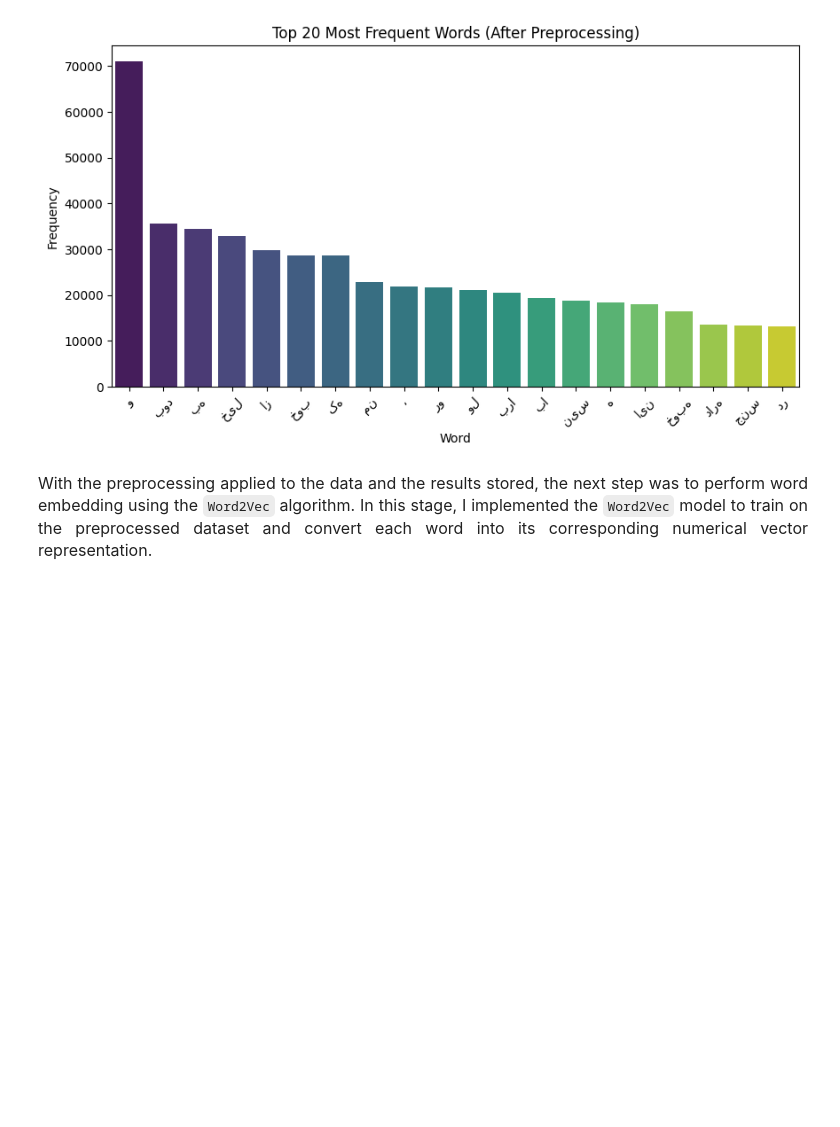
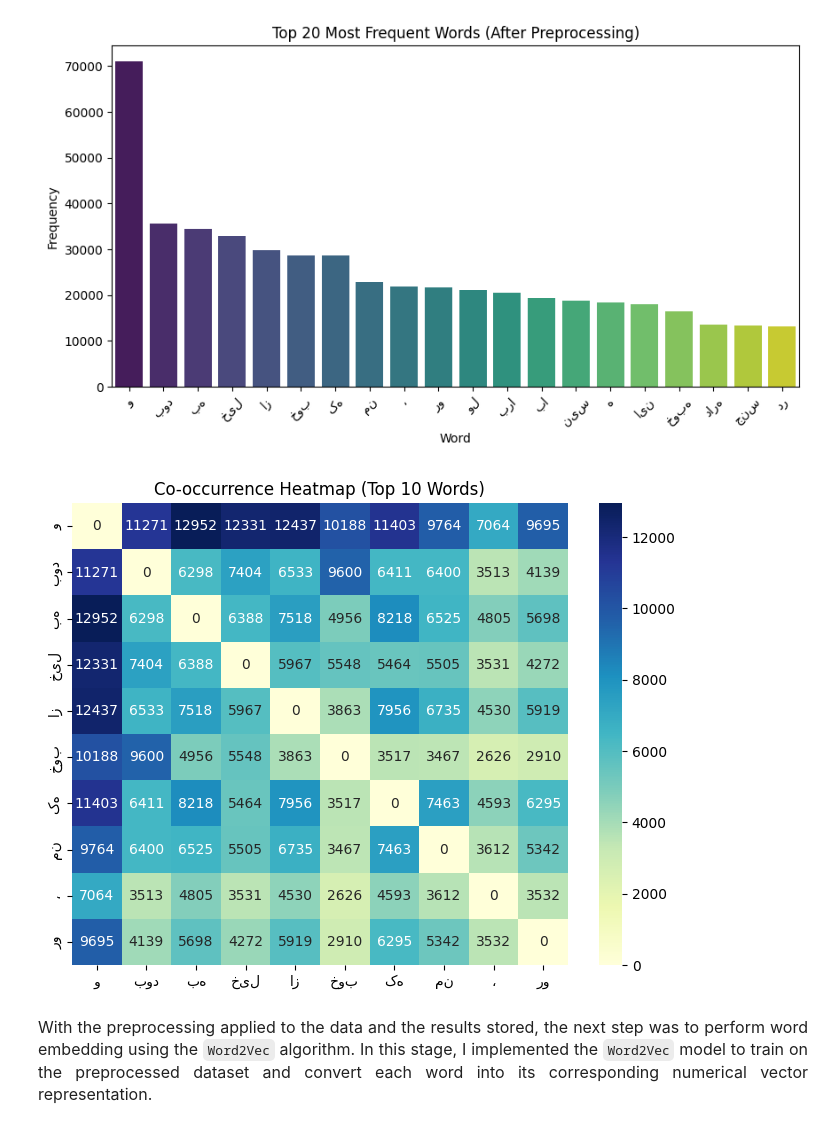
Before and after one commit to Mah-En/Sentiment-Explorer-Persian-Comment-Classification, a Jupyter notebook: persian_comments_preprocessing.ipynb, the cells around one changed output. Cells and saved outputs as stored; diff of their text form; code cells hidden in the pictures; blank space fills up the shorter version.

```diff
--- a/persian_comments_preprocessing.ipynb
+++ b/persian_comments_preprocessing.ipynb
@@ -296,6 +313,23 @@ Passing `palette` without assigning `hue` is deprecated and will be removed in v
 
   sns.barplot(x=list(words), y=list(counts), palette="viridis")
 [figure]
+# %%
+# Heatmap of word co-occurrence (top 10 frequent words)
+import numpy as np
+top_words = [w for w, _ in most_common[:10]]
+co_matrix = np.zeros((10,10))
+for tokens in train_data['preprocess']:
+    for i, w1 in enumerate(top_words):
+        if w1 in tokens:
+            for j, w2 in enumerate(top_words):
+                if w2 in tokens and i != j:
+                    co_matrix[i, j] += 1
+plt.figure(figsize=(8,6))
+sns.heatmap(co_matrix, xticklabels=top_words, yticklabels=top_words, cmap="YlGnBu", annot=True, fmt=".0f")
+plt.title("Co-occurrence Heatmap (Top 10 Words)")
+plt.show()
+# %% [output]
+[figure, added]
 # %% [markdown]
 <p dir="ltr" style="direction: ltr;text-align: justify;line-height:200%;font-family:Times New Roman;font-size:medium">
   With the preprocessing applied to the data and the results stored, the next step was to perform word embedding using the <code>Word2Vec</code> algorithm.
```
Also changed, not shown: parts of 5 cells of this notebook.
